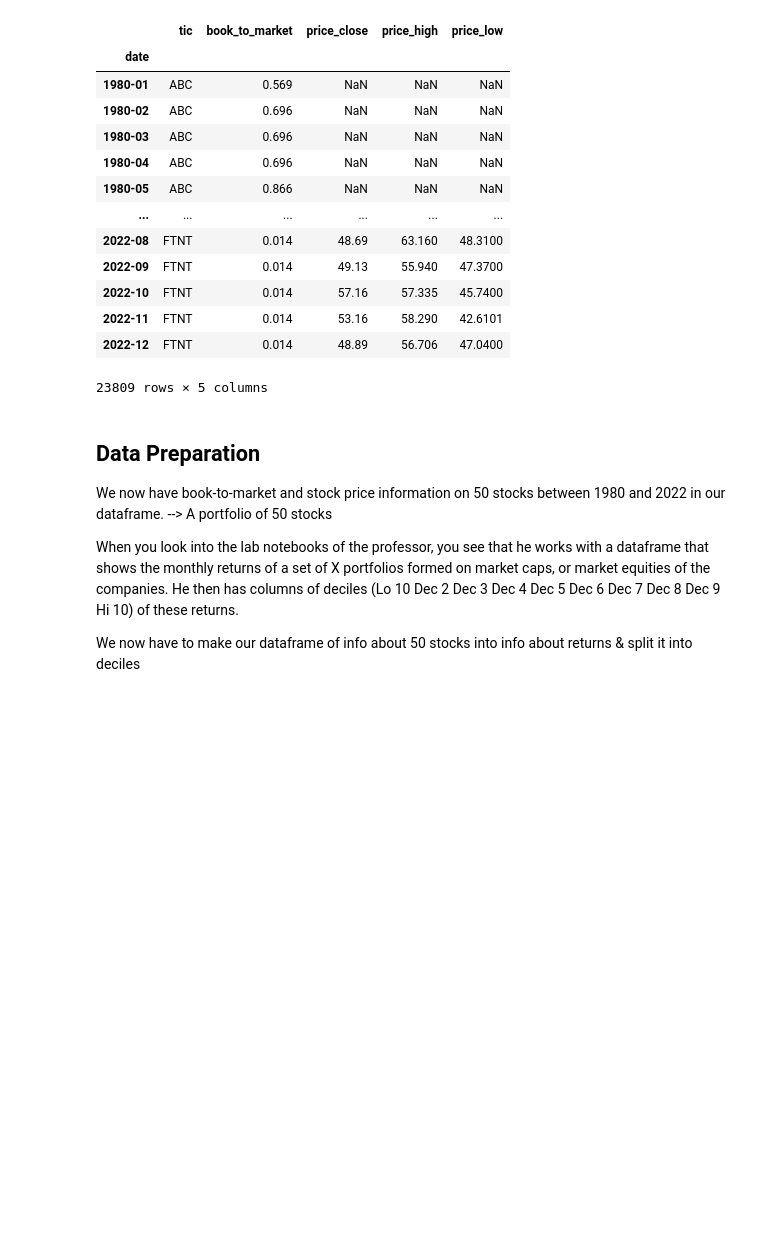
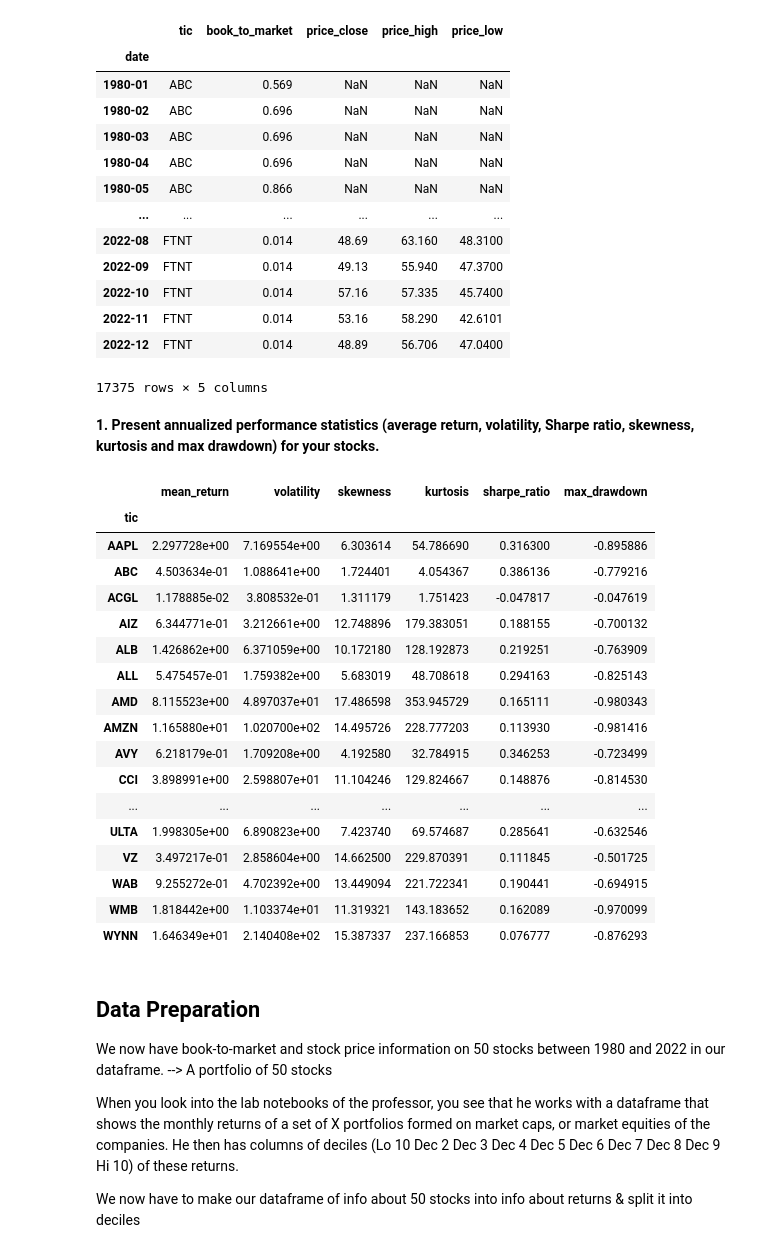
Before and after one commit to InesDew/NOVA-Asset-Management, a Jupyter notebook: Solution.ipynb, the cells around one changed output. Drawn from its saved outputs; the diff is of its cells as text; code cells hidden in the pictures; blank space fills up the shorter version.

Commit message:
Changed task 1 + filtered stocks for group 42

```diff
--- a/Solution.ipynb
+++ b/Solution.ipynb
@@ -20,6 +20,13 @@ df_tic = pd.merge(book_to_market, stock_prices, how = 'left', on = ['tic', 'date
 df_tic = df_tic[['date', 'tic', 'book_to_market', 'price_close', 'price_high', 'price_low']]
 df_tic = df_tic.set_index('date')
 
+#Filter relevant stocks for Group 42
+df_tickers = pd.read_excel("Tickers_T4.xlsx", usecols=["Group 42"])
+tickers = df_tickers['Group 42'].tolist()
+
+# Filter the df_tic DataFrame based on the tickers
+df_tic = df_tic[df_tic['tic'].isin(tickers)]
+
 display(df_tic)
 # df_tic.info()
 # %% [output]
@@ -36,7 +43,54 @@ display(df_tic)
 | 2022-10 | FTNT | 0.014 | 57.16 | 57.335 | 45.7400 |
 | 2022-11 | FTNT | 0.014 | 53.16 | 58.290 | 42.6101 |
 | 2022-12 | FTNT | 0.014 | 48.89 | 56.706 | 47.0400 |
-23809 rows × 5 columns
+17375 rows × 5 columns
+# %% [markdown]
+**1. Present annualized performance statistics (average return, volatility, Sharpe ratio, skewness, kurtosis and max drawdown) for your stocks.**
+# %%
+# Calculate the monthly returns
+df_tic['returns'] = df_tic.groupby('tic')['price_close'].pct_change()
+
+# Annualize the returns
+df_tic['annual_returns'] = (1 + df_tic['returns']).pow(12) - 1
+
+# Calculate the annualized statistics for each stock
+stats = df_tic.groupby('tic')['annual_returns'].agg(
+    mean_return=np.mean,
+    volatility=np.std,
+    skewness=lambda x: x.skew(),
+    kurtosis=lambda x: x.kurt()
+)
+
+# Calculate the Sharpe ratio
+risk_free_rate = 0.03
+stats['sharpe_ratio'] = (stats['mean_return'] - risk_free_rate) / stats['volatility']
+
+# Calculate max drawdown
+df_tic['cum_returns'] = (1 + df_tic['returns']).cumprod()
+df_tic['cum_max'] = df_tic.groupby('tic')['cum_returns'].cummax()
+df_tic['drawdown'] = df_tic['cum_returns'] / df_tic['cum_max'] - 1
+stats['max_drawdown'] = df_tic.groupby('tic')['drawdown'].min()
+
+stats
+# %% [output]
+|  | mean_return | volatility | skewness | kurtosis | sharpe_ratio | max_drawdown |
+| tic |  |  |  |  |  |  |
+| AAPL | 2.297728e+00 | 7.169554e+00 | 6.303614 | 54.786690 | 0.316300 | -0.895886 |
+| ABC | 4.503634e-01 | 1.088641e+00 | 1.724401 | 4.054367 | 0.386136 | -0.779216 |
+| ACGL | 1.178885e-02 | 3.808532e-01 | 1.311179 | 1.751423 | -0.047817 | -0.047619 |
+| AIZ | 6.344771e-01 | 3.212661e+00 | 12.748896 | 179.383051 | 0.188155 | -0.700132 |
+| ALB | 1.426862e+00 | 6.371059e+00 | 10.172180 | 128.192873 | 0.219251 | -0.763909 |
+| ALL | 5.475457e-01 | 1.759382e+00 | 5.683019 | 48.708618 | 0.294163 | -0.825143 |
+| AMD | 8.115523e+00 | 4.897037e+01 | 17.486598 | 353.945729 | 0.165111 | -0.980343 |
+| AMZN | 1.165880e+01 | 1.020700e+02 | 14.495726 | 228.777203 | 0.113930 | -0.981416 |
+| AVY | 6.218179e-01 | 1.709208e+00 | 4.192580 | 32.784915 | 0.346253 | -0.723499 |
+| CCI | 3.898991e+00 | 2.598807e+01 | 11.104246 | 129.824667 | 0.148876 | -0.814530 |
+| ... | ... | ... | ... | ... | ... | ... |
+| ULTA | 1.998305e+00 | 6.890823e+00 | 7.423740 | 69.574687 | 0.285641 | -0.632546 |
+| VZ | 3.497217e-01 | 2.858604e+00 | 14.662500 | 229.870391 | 0.111845 | -0.501725 |
+| WAB | 9.255272e-01 | 4.702392e+00 | 13.449094 | 221.722341 | 0.190441 | -0.694915 |
+| WMB | 1.818442e+00 | 1.103374e+01 | 11.319321 | 143.183652 | 0.162089 | -0.970099 |
+| WYNN | 1.646349e+01 | 2.140408e+02 | 15.387337 | 237.166853 | 0.076777 | -0.876293 |
 # %% [markdown]
 ## Data Preparation
 
```
Also changed, not shown: parts of 1 cell of this notebook.
